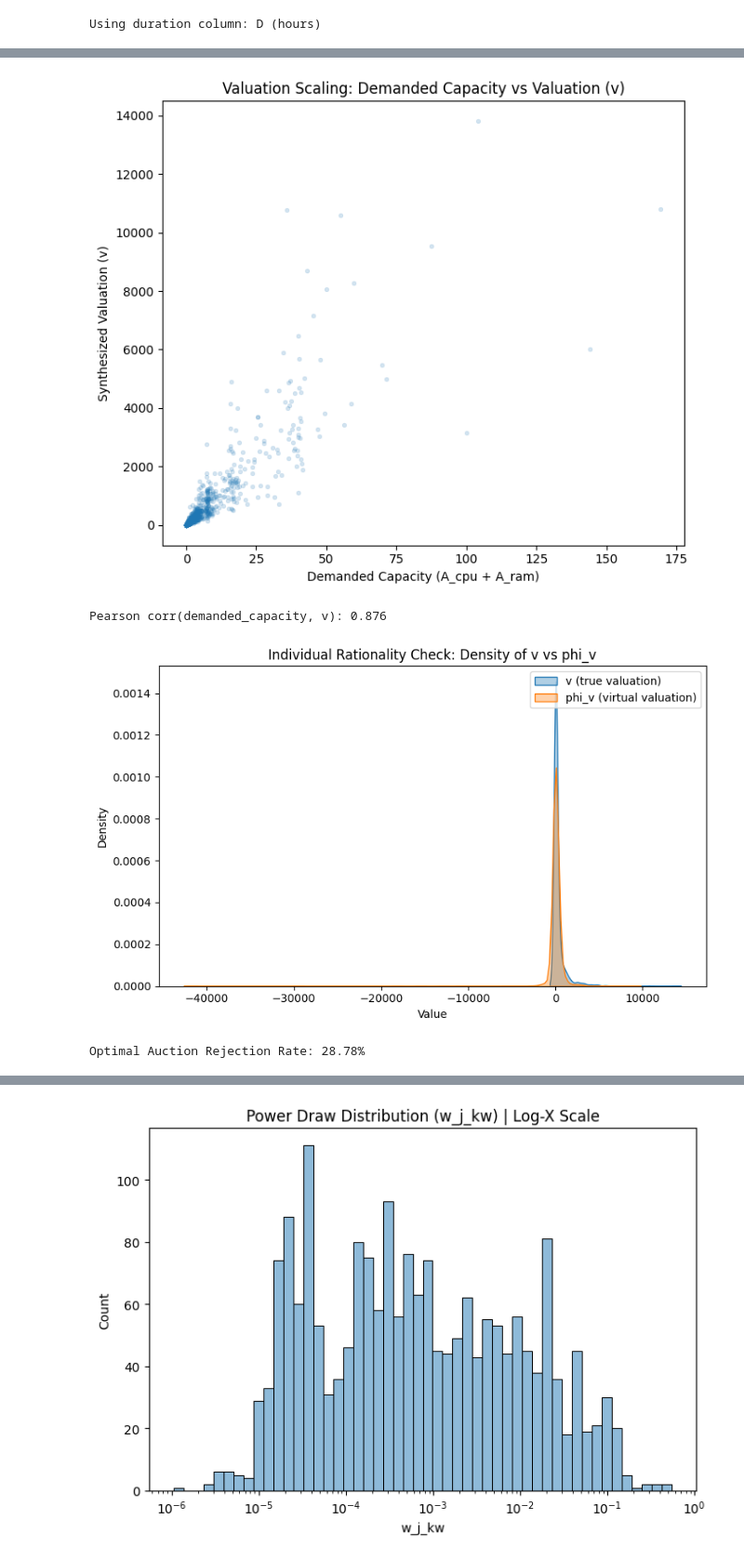
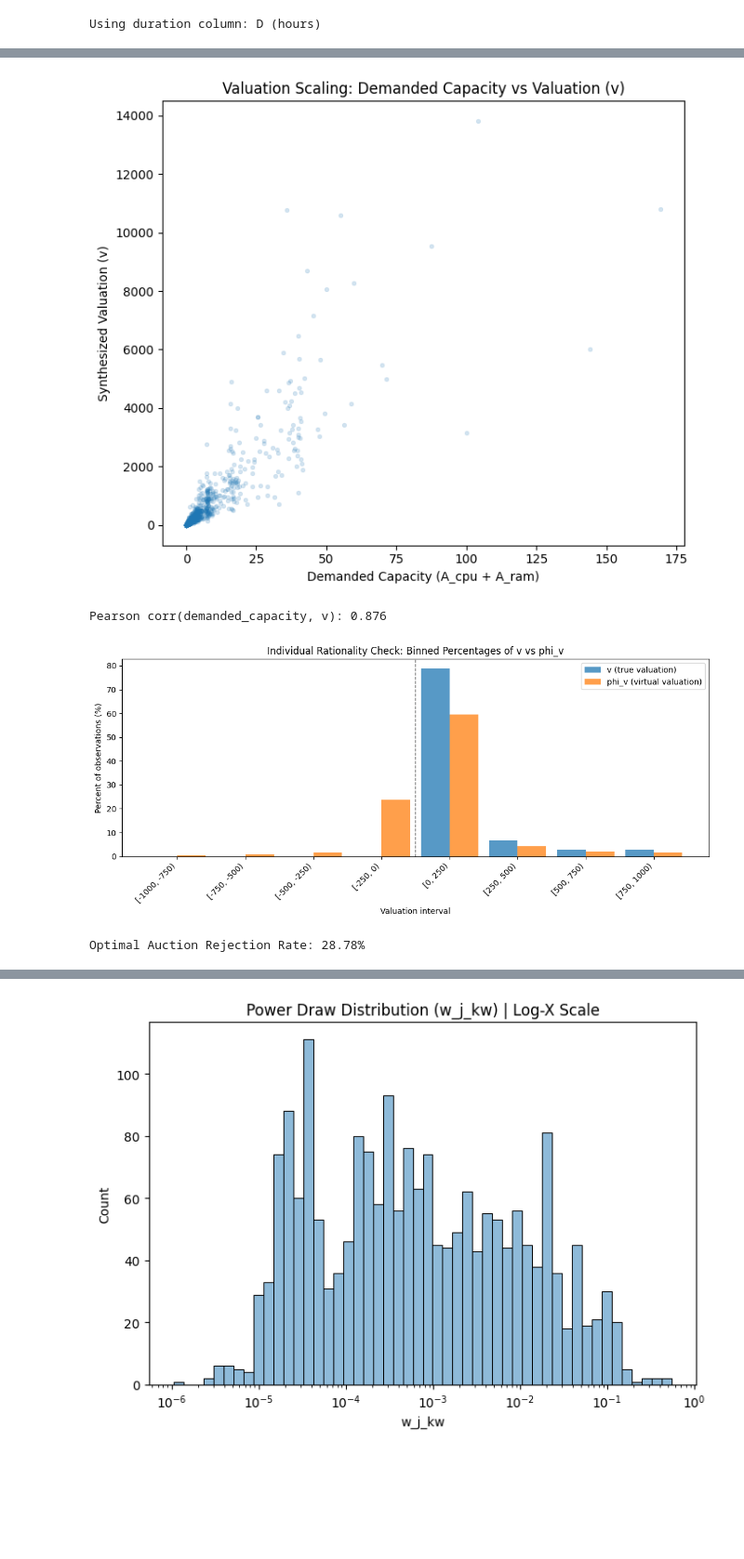
Before and after one commit to dangolofrancesco/cloud_pricing_sim, a Jupyter notebook: notebooks/01_eda_and_distribution_fitting.ipynb, the cells around one changed output, grey strips where cells are left out. Shown at 93% size. Cells and saved outputs as stored; diff of their text form; code cells hidden in the pictures; blank space fills up the shorter version.

```diff
--- a/notebooks/01_eda_and_distribution_fitting.ipynb
+++ b/notebooks/01_eda_and_distribution_fitting.ipynb
@@ -310,39 +309,75 @@ plt.title('Valuation Scaling: Demanded Capacity vs Valuation (v)')
 plt.xlabel('Demanded Capacity (A_cpu + A_ram)')
 plt.ylabel('Synthesized Valuation (v)')
 plt.tight_layout()
 plt.show()
 
 corr_val = econ_df[['demanded_capacity', 'v']].corr().iloc[0, 1]
 print(f"Pearson corr(demanded_capacity, v): {corr_val:.3f}")
 
-plt.figure(figsize=(8, 5))
-sns.kdeplot(econ_df['v'], fill=True, alpha=0.35, label='v (true valuation)')
-sns.kdeplot(econ_df['phi_v'], fill=True, alpha=0.35, label='phi_v (virtual valuation)')
-plt.title('Individual Rationality Check: Density of v vs phi_v')
-plt.xlabel('Value')
-plt.ylabel('Density')
+# Build one shared binned table that is reused by both plot and table output.
+interval_step = 250
+zoom_min, zoom_max = -1000, 1000
+inner_edges = list(range(zoom_min, zoom_max + interval_step, interval_step))
+bin_edges = [-np.inf] + inner_edges + [np.inf]
+
+def build_interval_labels(edges):
+    labels = [f'< {edges[1]}']
+    for left, right in zip(edges[1:-2], edges[2:-1]):
+        labels.append(f'[{left}, {right})')
+    labels.append(f'>= {edges[-2]}')
+    return labels
+
+interval_labels = build_interval_labels(bin_edges)
+
+def interval_table(series: pd.Series, col_name: str) -> pd.DataFrame:
+    binned = pd.cut(series, bins=bin_edges, right=False, labels=interval_labels, include_lowest=True)
+    counts = binned.value_counts(sort=False).rename(f'{col_name}_count')
+    pcts = (counts / counts.sum() * 100).rename(f'{col_name}_pct')
+    return pd.concat([counts, pcts], axis=1)
+
+v_intervals = interval_table(econ_df['v'], 'v')
+phi_intervals = interval_table(econ_df['phi_v'], 'phi_v')
+interval_occurrence_table = pd.concat([v_intervals, phi_intervals], axis=1).reset_index()
+interval_occurrence_table = interval_occurrence_table.rename(columns={'index': 'valuation_interval'})
+
+# Plot exactly the same binned percentages shown in the table (zoomed to [-1000, 1000]).
+zoom_labels = [f'[{left}, {left + interval_step})' for left in range(zoom_min, zoom_max, interval_step)]
+zoom_table = interval_occurrence_table[interval_occurrence_table['valuation_interval'].isin(zoom_labels)].copy()
+zoom_table['left_edge'] = zoom_table['valuation_interval'].str.extract(r'\[(-?\d+),')[0].astype(int)
+zoom_table = zoom_table.sort_values('left_edge')
+
+x = np.arange(len(zoom_table))
+width = 0.42
+plt.figure(figsize=(11, 5))
+plt.bar(x - width / 2, zoom_table['v_pct'], width=width, label='v (true valuation)', alpha=0.75)
+plt.bar(x + width / 2, zoom_table['phi_v_pct'], width=width, label='phi_v (virtual valuation)', alpha=0.75)
+plt.xticks(x, zoom_table['valuation_interval'], rotation=45, ha='right')
+plt.title('Individual Rationality Check: Binned Percentages of v vs phi_v')
+plt.xlabel('Valuation interval')
+plt.ylabel('Percent of observations (%)')
+plt.axvline((0 - zoom_min) / interval_step - 0.5, linestyle='--', color='black', linewidth=1, alpha=0.7)
 plt.legend()
 plt.tight_layout()
 plt.show()
 
 rejected = int((econ_df['phi_v'] < 0).sum())
 accepted = int((econ_df['phi_v'] >= 0).sum())
 rejection_rate = rejected / len(econ_df) if len(econ_df) else np.nan
 print(f"Optimal Auction Rejection Rate: {rejection_rate:.2%}")
 
 plt.figure(figsize=(6, 6))
 plt.pie(
     [accepted, rejected],
     labels=['Accepted (phi_v >= 0)', 'Rejected (phi_v < 0)'],
     autopct='%1.1f%%',
     startangle=90,
  )
 plt.title('Myerson Baseline Rejection Split')
 plt.tight_layout()
 plt.show()
 # %% [output]
 [figure]
 Pearson corr(demanded_capacity, v): 0.876
-[figure, old version]
+[figure, new version]
 Optimal Auction Rejection Rate: 28.78%
 [figure]
```
Also changed, not shown: parts of 4 cells of this notebook, 3 other files.
